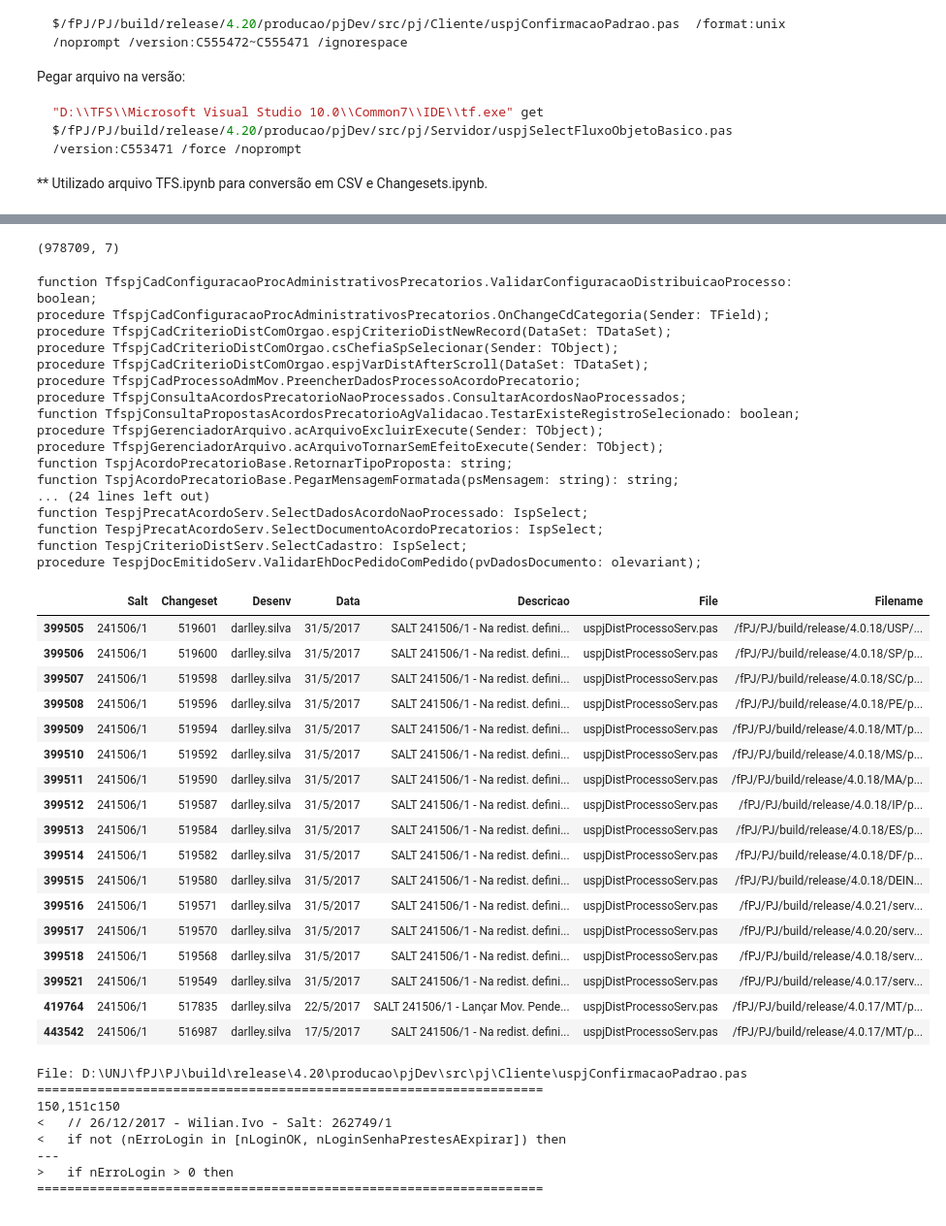
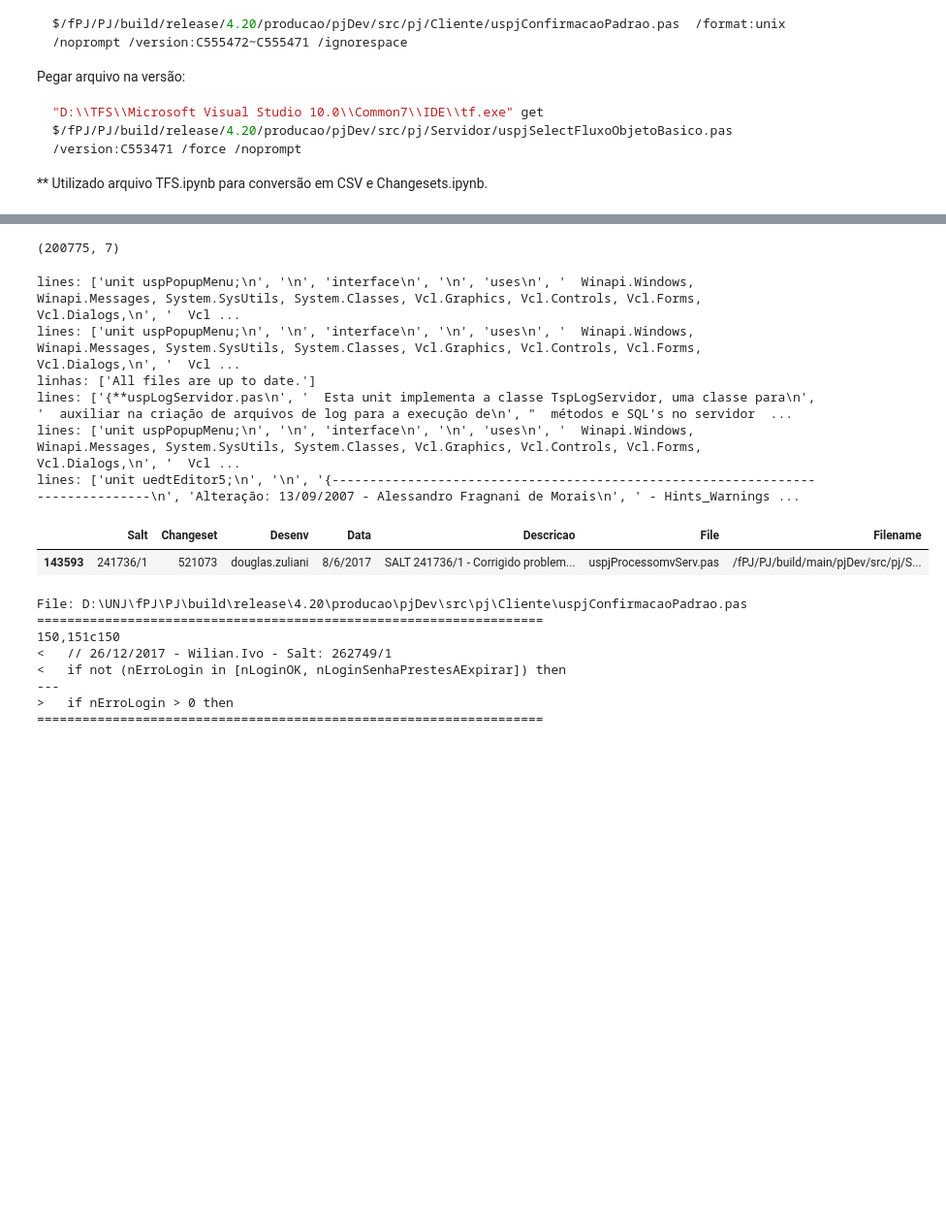
Before and after one commit to wilianselzlein/Metricas, a Jupyter notebook: Metodos.ipynb, the cells around one changed output, grey strips where cells are left out. Shown at 97% size. Saved outputs shown, nothing was run; the diff lists cells and outputs as text; code cells hidden in the pictures; blank space fills up the shorter version.

Commit message:
Melhorias TFS e Metodos

```diff
--- a/Metodos.ipynb
+++ b/Metodos.ipynb
@@ -25,7 +25,8 @@ import matplotlib.pyplot as plt
 
 %matplotlib inline
 
-arquivos = ['release_changeset_20171.csv']
+#arquivos = ['release_changeset_20171.csv']
+arquivos = ['C:\\temp\\main_changeset.csv']
 TFS = '"D:\\\TFS\\\Microsoft Visual Studio 10.0\\\Common7\\\IDE\\\\tf.exe"'
 # %%
 dfChangesets = pd.read_csv(arquivos[0], encoding='ISO-8859-1', delimiter=';', header=None,
@@ -41,13 +42,19 @@ dfChangesets.head(5)
 # %%
 dfChangesets.shape
 # %% [output]
-(978709, 7)
+(200775, 7)
 # %%
+geral = []
 metodos = []
 
-for index, row in dfChangesets[(dfChangesets.Salt == '247275/4')].iterrows():
+#for index, row in dfChangesets[(dfChangesets.Salt == '247275/4')].iterrows():
 #for index, row in dfChangesets[(dfChangesets.Salt == '260601/1')].iterrows():
 #for index, row in dfChangesets[(dfChangesets.Salt == '241736/1')].iterrows():
+#for index, row in dfChangesets[(dfChangesets.Salt == 'Defect 120562')].iterrows():
+#for index, row in dfChangesets[(dfChangesets.Salt == '1/1')].iterrows():
+for index, row in dfChangesets.iterrows():
+    if row['File'][-3:] != 'pas':
+        continue
     #print (row)
     diferenca = diff(row)
     #print (diferenca)
@@ -61,48 +68,21 @@ for index, row in dfChangesets[(dfChangesets.Salt == '247275/4')].iterrows():
                 nome = metodo(arquivo, int(linha))
                 if nome != '':
                     if not (nome in metodos):
-                        metodos.append(nome)
+                        metodos.append([nome, arquivo])
                     #print (nome)
-#print (metodos)
-for nome in metodos:
-    print (nome)
-#metodos.append([nome, row["Salt"], row["Changeset"], row["Desenv"], row "File"])
+    for nome, arquivo in metodos:
+        #print (nome)
+        geral.append([nome, row["Salt"], row["Changeset"], row["Desenv"], arquivo]) #row["File"]
+#print (geral)
 # %% [output]
-function TfspjCadConfiguracaoProcAdministrativosPrecatorios.ValidarConfiguracaoDistribuicaoProcesso: boolean;
-procedure TfspjCadConfiguracaoProcAdministrativosPrecatorios.OnChangeCdCategoria(Sender: TField);
-procedure TfspjCadCriterioDistComOrgao.espjCriterioDistNewRecord(DataSet: TDataSet);
-procedure TfspjCadCriterioDistComOrgao.csChefiaSpSelecionar(Sender: TObject);
-procedure TfspjCadCriterioDistComOrgao.espjVarDistAfterScroll(DataSet: TDataSet);
-procedure TfspjCadProcessoAdmMov.PreencherDadosProcessoAcordoPrecatorio;
-procedure TfspjConsultaAcordosPrecatorioNaoProcessados.ConsultarAcordosNaoProcessados;
-function TfspjConsultaPropostasAcordosPrecatorioAgValidacao.TestarExisteRegistroSelecionado: boolean;
-procedure TfspjGerenciadorArquivo.acArquivoExcluirExecute(Sender: TObject);
-procedure TfspjGerenciadorArquivo.acArquivoTornarSemEfeitoExecute(Sender: TObject);
-function TspjAcordoPrecatorioBase.RetornarTipoProposta: string;
-function TspjAcordoPrecatorioBase.PegarMensagemFormatada(psMensagem: string): string;
-... (24 lines left out)
-function TespjPrecatAcordoServ.SelectDadosAcordoNaoProcessado: IspSelect;
-function TespjPrecatAcordoServ.SelectDocumentoAcordoPrecatorios: IspSelect;
-function TespjCriterioDistServ.SelectCadastro: IspSelect;
-procedure TespjDocEmitidoServ.ValidarEhDocPedidoComPedido(pvDadosDocumento: olevariant);
+lines: ['unit uspPopupMenu;\n', '\n', 'interface\n', '\n', 'uses\n', '  Winapi.Windows, Winapi.Messages, System.SysUtils, System.Classes, Vcl.Graphics, Vcl.Controls, Vcl.Forms, Vcl.Dialogs,\n', '  Vcl ...
+lines: ['unit uspPopupMenu;\n', '\n', 'interface\n', '\n', 'uses\n', '  Winapi.Windows, Winapi.Messages, System.SysUtils, System.Classes, Vcl.Graphics, Vcl.Controls, Vcl.Forms, Vcl.Dialogs,\n', '  Vcl ...
+linhas: ['All files are up to date.']
+lines: ['{**uspLogServidor.pas\n', '  Esta unit implementa a classe TspLogServidor, uma classe para\n', '  auxiliar na criação de arquivos de log para a execução de\n', "  métodos e SQL's no servidor  ...
+lines: ['unit uspPopupMenu;\n', '\n', 'interface\n', '\n', 'uses\n', '  Winapi.Windows, Winapi.Messages, System.SysUtils, System.Classes, Vcl.Graphics, Vcl.Controls, Vcl.Forms, Vcl.Dialogs,\n', '  Vcl ...
+lines: ['unit uedtEditor5;\n', '\n', '{-------------------------------------------------------------------------------\n', 'Alteração: 13/09/2007 - Alessandro Fragnani de Morais\n', ' - Hints_Warnings ...
 # %%
-dfChangesets[(dfChangesets.Salt == '241506/1')]
+dfChangesets[(dfChangesets.Salt == '241736/1')]
 # %% [output]
 |  | Salt | Changeset | Desenv | Data | Descricao | File | Filename |
-| 399505 | 241506/1 | 519601 | darlley.silva | 31/5/2017 | SALT 241506/1 - Na redist. defini... | uspjDistProcessoServ.pas | /fPJ/PJ/build/release/4.0.18/USP/... |
-| 399506 | 241506/1 | 519600 | darlley.silva | 31/5/2017 | SALT 241506/1 - Na redist. defini... | uspjDistProcessoServ.pas | /fPJ/PJ/build/release/4.0.18/SP/p... |
-| 399507 | 241506/1 | 519598 | darlley.silva | 31/5/2017 | SALT 241506/1 - Na redist. defini... | uspjDistProcessoServ.pas | /fPJ/PJ/build/release/4.0.18/SC/p... |
-| 399508 | 241506/1 | 519596 | darlley.silva | 31/5/2017 | SALT 241506/1 - Na redist. defini... | uspjDistProcessoServ.pas | /fPJ/PJ/build/release/4.0.18/PE/p... |
-| 399509 | 241506/1 | 519594 | darlley.silva | 31/5/2017 | SALT 241506/1 - Na redist. defini... | uspjDistProcessoServ.pas | /fPJ/PJ/build/release/4.0.18/MT/p... |
-| 399510 | 241506/1 | 519592 | darlley.silva | 31/5/2017 | SALT 241506/1 - Na redist. defini... | uspjDistProcessoServ.pas | /fPJ/PJ/build/release/4.0.18/MS/p... |
-| 399511 | 241506/1 | 519590 | darlley.silva | 31/5/2017 | SALT 241506/1 - Na redist. defini... | uspjDistProcessoServ.pas | /fPJ/PJ/build/release/4.0.18/MA/p... |
-| 399512 | 241506/1 | 519587 | darlley.silva | 31/5/2017 | SALT 241506/1 - Na redist. defini... | uspjDistProcessoServ.pas | /fPJ/PJ/build/release/4.0.18/IP/p... |
-| 399513 | 241506/1 | 519584 | darlley.silva | 31/5/2017 | SALT 241506/1 - Na redist. defini... | uspjDistProcessoServ.pas | /fPJ/PJ/build/release/4.0.18/ES/p... |
-| 399514 | 241506/1 | 519582 | darlley.silva | 31/5/2017 | SALT 241506/1 - Na redist. defini... | uspjDistProcessoServ.pas | /fPJ/PJ/build/release/4.0.18/DF/p... |
-| 399515 | 241506/1 | 519580 | darlley.silva | 31/5/2017 | SALT 241506/1 - Na redist. defini... | uspjDistProcessoServ.pas | /fPJ/PJ/build/release/4.0.18/DEIN... |
-| 399516 | 241506/1 | 519571 | darlley.silva | 31/5/2017 | SALT 241506/1 - Na redist. defini... | uspjDistProcessoServ.pas | /fPJ/PJ/build/release/4.0.21/serv... |
-| 399517 | 241506/1 | 519570 | darlley.silva | 31/5/2017 | SALT 241506/1 - Na redist. defini... | uspjDistProcessoServ.pas | /fPJ/PJ/build/release/4.0.20/serv... |
-| 399518 | 241506/1 | 519568 | darlley.silva | 31/5/2017 | SALT 241506/1 - Na redist. defini... | uspjDistProcessoServ.pas | /fPJ/PJ/build/release/4.0.18/serv... |
-| 399521 | 241506/1 | 519549 | darlley.silva | 31/5/2017 | SALT 241506/1 - Na redist. defini... | uspjDistProcessoServ.pas | /fPJ/PJ/build/release/4.0.17/serv... |
-| 419764 | 241506/1 | 517835 | darlley.silva | 22/5/2017 | SALT 241506/1 - Lançar Mov. Pende... | uspjDistProcessoServ.pas | /fPJ/PJ/build/release/4.0.17/MT/p... |
-| 443542 | 241506/1 | 516987 | darlley.silva | 17/5/2017 | SALT 241506/1 - Na redist. defini... | uspjDistProcessoServ.pas | /fPJ/PJ/build/release/4.0.17/MT/p... |
+| 143593 | 241736/1 | 521073 | douglas.zuliani | 8/6/2017 | SALT 241736/1 - Corrigido problem... | uspjProcessomvServ.pas | /fPJ/PJ/build/main/pjDev/src/pj/S... |
```
Also changed, not shown: parts of 4 cells of this notebook, 1 other file.
